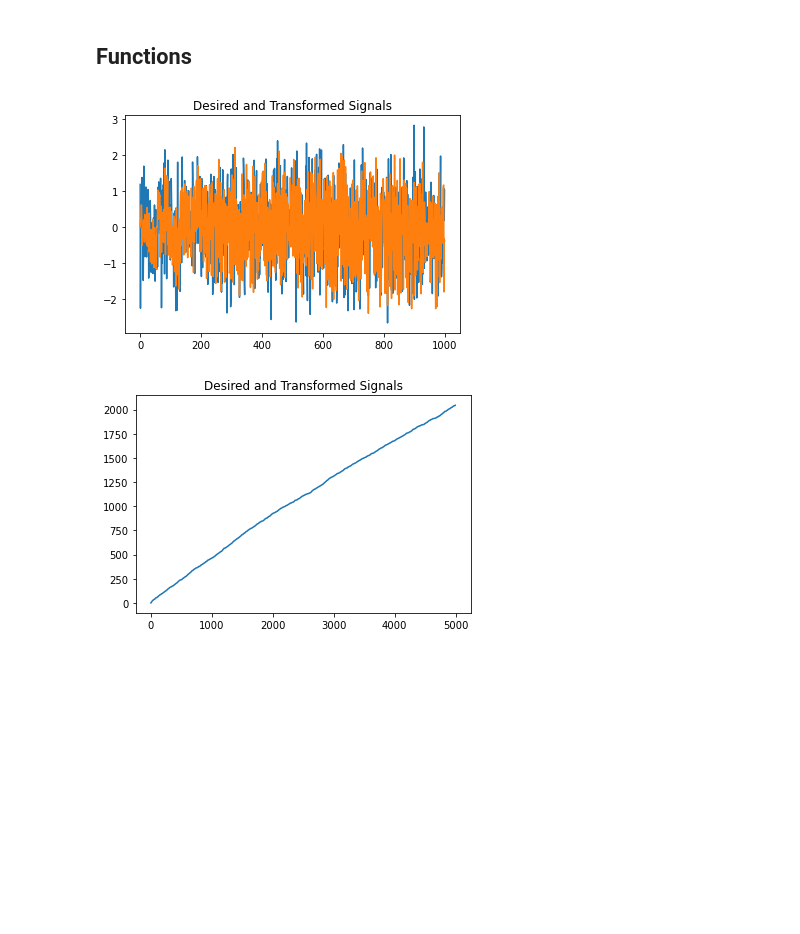
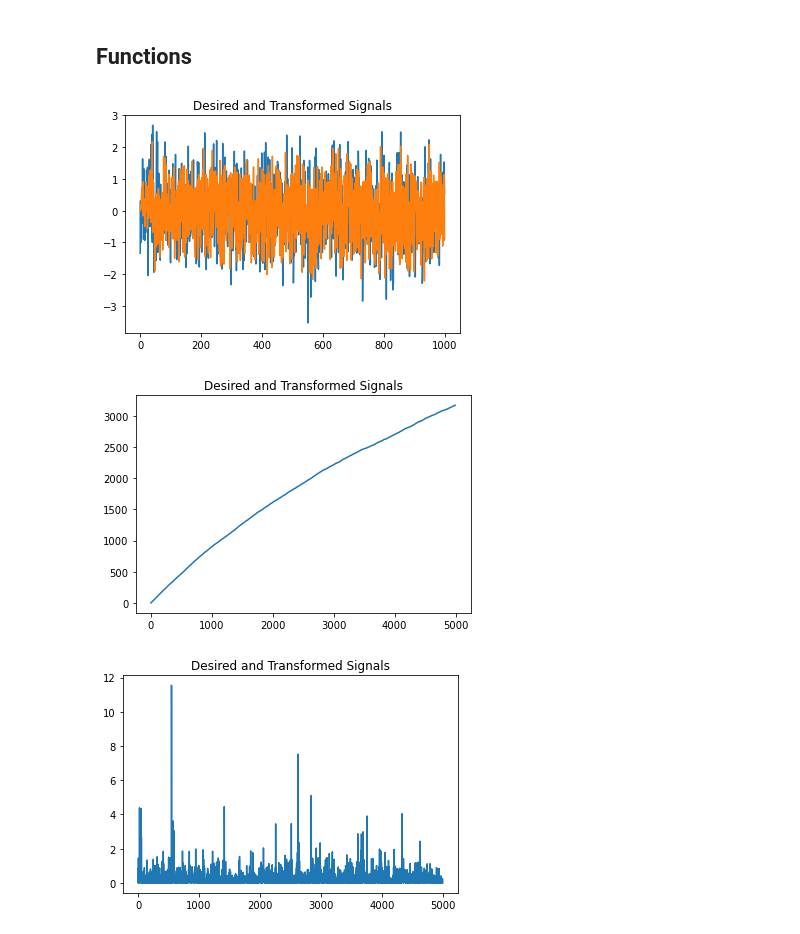
Before and after one commit to jcornell616/ML-for-time-series, a Jupyter notebook: Project2/Project2.ipynb, the cells around one changed output. Cells and saved outputs as stored; diff of their text form; code cells hidden in the pictures; blank space fills up the shorter version.

Commit message:
updated qklms

```diff
--- a/Project2/Project2.ipynb
+++ b/Project2/Project2.ipynb
@@ -22,7 +16,7 @@ def Kernel(x, kernel_size) :
     return np.exp(-x**2 / kernel_size**2)
 # %%
 # QKLMS filter with MSE cost function
-def QKLMS_MSE(x, d, kernel_size, embedding_size, step_size, eps) :
+def QKLMS_MSE(x, d, kernel_size, embedding_size, step_size, threshold) :
     # calculate epochs
     epochs = np.size(x) - embedding_size
     # initialize vectors
@@ -45,9 +39,9 @@ def QKLMS_MSE(x, d, kernel_size, embedding_size, step_size, eps) :
         index = 0
         if (len(C) != 0) :
             min_index = np.argmin(abs(x[i+embedding_size-1] - np.array(C)[:,embedding_size-1]))
-            minimum = np.linalg.norm(C[min_index], 2)
+            minimum = abs(x[i+embedding_size-1] - np.array(C)[min_index,embedding_size-1])
         # update codebook
-        if (minimum > eps) :
+        if (minimum > threshold) :
             C.append(x_vect)
             err.append(e[i])
         else :
@@ -80,37 +74,42 @@ def KRLS_MSE(x, d, lam, kernel_size) :
             #Q = r.inv @ #???
             e[i] = d[i]- h[i].T @ a[i-1]
             #a[i] = #???
-# %%
-### DELETE LATER ###
-mean = 0
-var = 1
-L = 5002
-y = np.random.normal(mean, var, L)
-h = np.array([-0.8, 0.7])
-t = np.convolve(h, y)[0:L]
-q = t + 0.25*(t**2) + 0.11*(t**3)
-P = np.sum(q**2) / L
-SNR = 10**(15/10)
-xn = q + np.sqrt(P/SNR) * np.random.normal(0, 1, L)
-x = xn[2:5002]
-d = y[0:5000]
-
-step_size = 0.5
-embedding_size = 5
-kernel_size = 5
-eps = 1.95
-J, y, growth, a = QKLMS_MSE(x, d, kernel_size, embedding_size, step_size, eps)
-
-# plot output wave
-plt.plot(np.linspace(0, 1000, 1000), d[0:1000])
-plt.plot(np.linspace(0, 1000, 1000), y[0:1000])
-plt.title("Desired and Transformed Signals")
-plt.show()
-
-plt.plot(np.linspace(0, np.size(growth), np.size(growth)), growth)
-plt.title("Desired and Transformed Signals")
-plt.show()
-### DELETE LATER ###
-# %% [output]
-[figure, removed]
-[figure, removed]
+# %%
+### DELETE LATER ###
+mean = 0
+var = 1
+L = 5002
+y = np.random.normal(mean, var, L)
+h = np.array([-0.8, 0.7])
+t = np.convolve(h, y)[0:L]
+q = t + 0.25*(t**2) + 0.11*(t**3)
+P = np.sum(q**2) / L
+SNR = 10**(15/10)
+xn = q + np.sqrt(P/SNR) * np.random.normal(0, 1, L)
+x = xn[2:5002]
+d = y[0:5000]
+
+step_size = 0.5
+embedding_size = 5
+kernel_size = 5
+eps = 5e-4
+J, y, growth, a = QKLMS_MSE(x, d, kernel_size, embedding_size, step_size, eps)
+
+# plot output wave
+plt.plot(np.linspace(0, 1000, 1000), d[0:1000])
+plt.plot(np.linspace(0, 1000, 1000), y[0:1000])
+plt.title("Desired and Transformed Signals")
+plt.show()
+
+plt.plot(np.linspace(0, np.size(growth), np.size(growth)), growth)
+plt.title("Desired and Transformed Signals")
+plt.show()
+
+plt.plot(np.linspace(0, np.size(J), np.size(J)), J)
+plt.title("Desired and Transformed Signals")
+plt.show()
+### DELETE LATER ###
+# %% [output]
+[figure, added]
+[figure, added]
+[figure, added]
```
Also changed, not shown: parts of 1 cell of this notebook.
